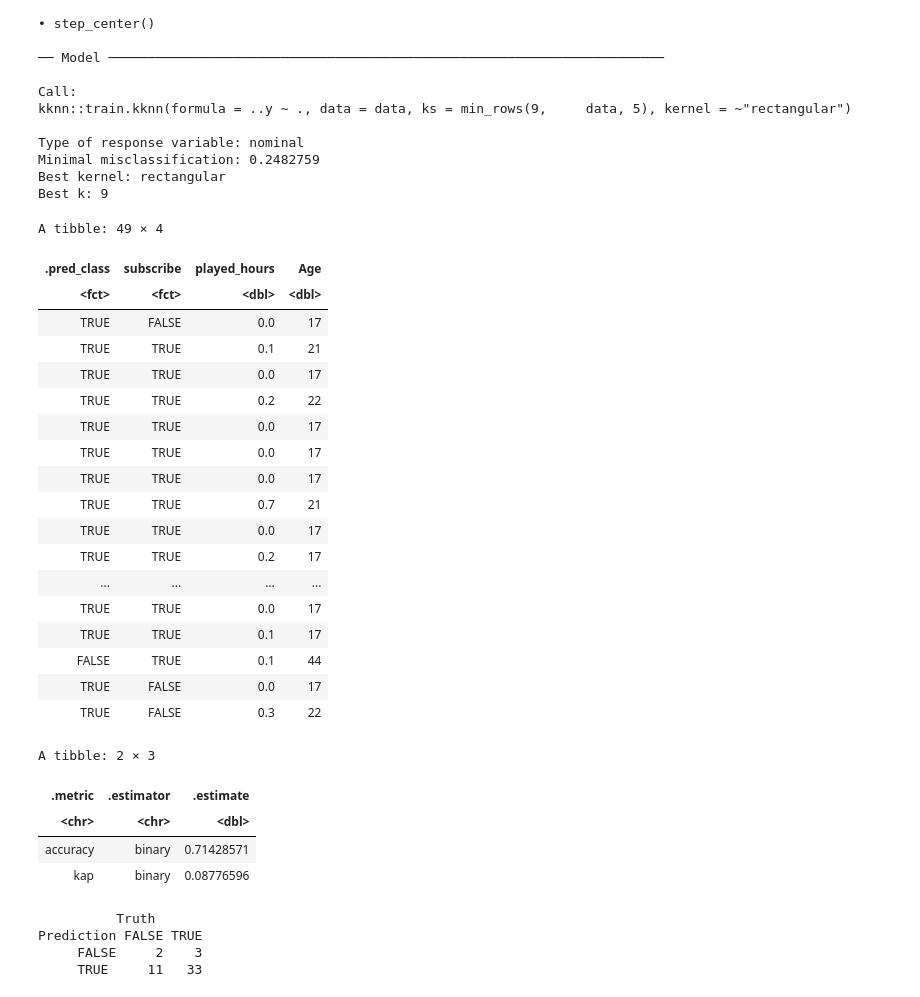
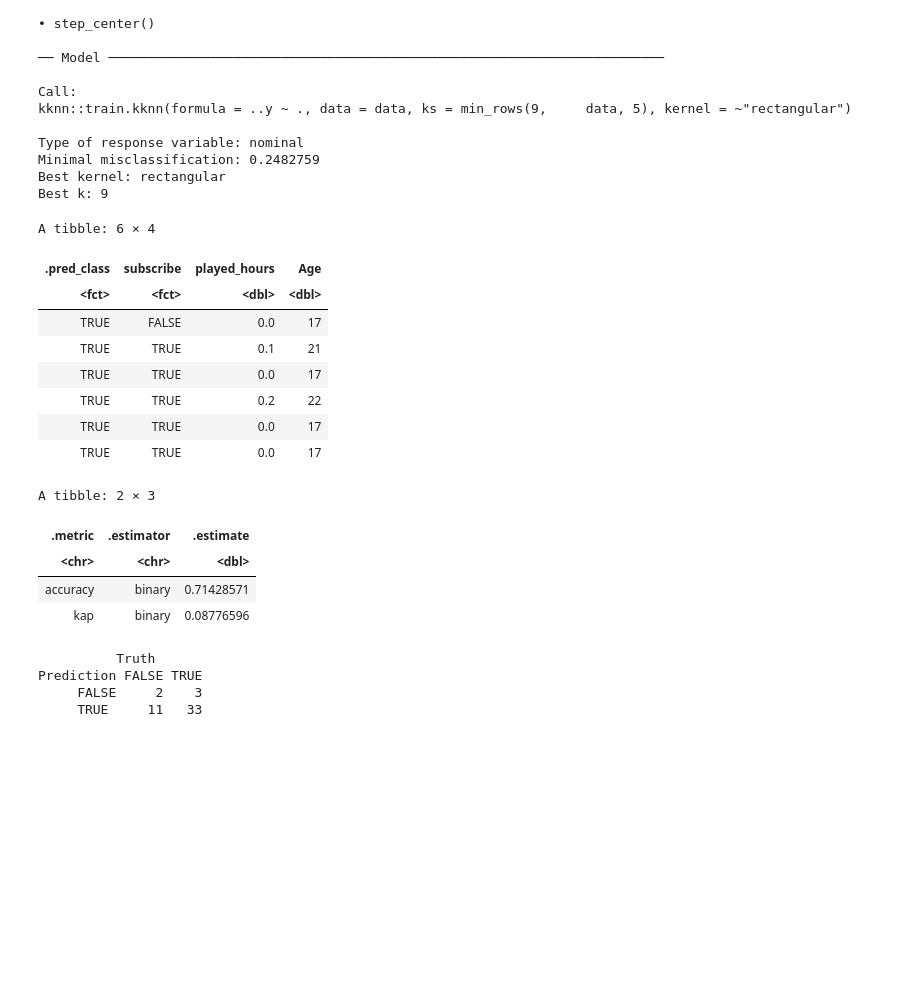
Before and after one commit to joannaft/05-dsci100-project, a Jupyter notebook: results.ipynb, the cells around one changed output. Cells and saved outputs as stored; diff of their text form; code cells hidden in the pictures; blank space fills up the shorter version.

```diff
--- a/results.ipynb
+++ b/results.ipynb
@@ -126,35 +126,25 @@ Best k: 9
 # %%
 player_predictions <- predict(player_fit, player_test) |>
                         bind_cols(player_test)
-player_predictions
+head(player_predictions)
 
 player_metrics <- player_predictions |>
     metrics(truth = subscribe, estimate = .pred_class)
 
 player_conf_matrix <- player_predictions |>
                         conf_mat(truth = subscribe, estimate = .pred_class)
 player_metrics
 player_conf_matrix
 # %% [output]
-A tibble: 49 × 4
+A tibble: 6 × 4
 | .pred_class | subscribe | played_hours | Age |
 | <fct> | <fct> | <dbl> | <dbl> |
 | TRUE | FALSE | 0.0 | 17 |
 | TRUE | TRUE | 0.1 | 21 |
 | TRUE | TRUE | 0.0 | 17 |
 | TRUE | TRUE | 0.2 | 22 |
 | TRUE | TRUE | 0.0 | 17 |
 | TRUE | TRUE | 0.0 | 17 |
-| TRUE | TRUE | 0.0 | 17 |
-| TRUE | TRUE | 0.7 | 21 |
-| TRUE | TRUE | 0.0 | 17 |
-| TRUE | TRUE | 0.2 | 17 |
-| ... | ... | ... | ... |
-| TRUE | TRUE | 0.0 | 17 |
-| TRUE | TRUE | 0.1 | 17 |
-| FALSE | TRUE | 0.1 | 44 |
-| TRUE | FALSE | 0.0 | 17 |
-| TRUE | FALSE | 0.3 | 22 |
 A tibble: 2 × 3
 | .metric | .estimator | .estimate |
 | <chr> | <chr> | <dbl> |
```
